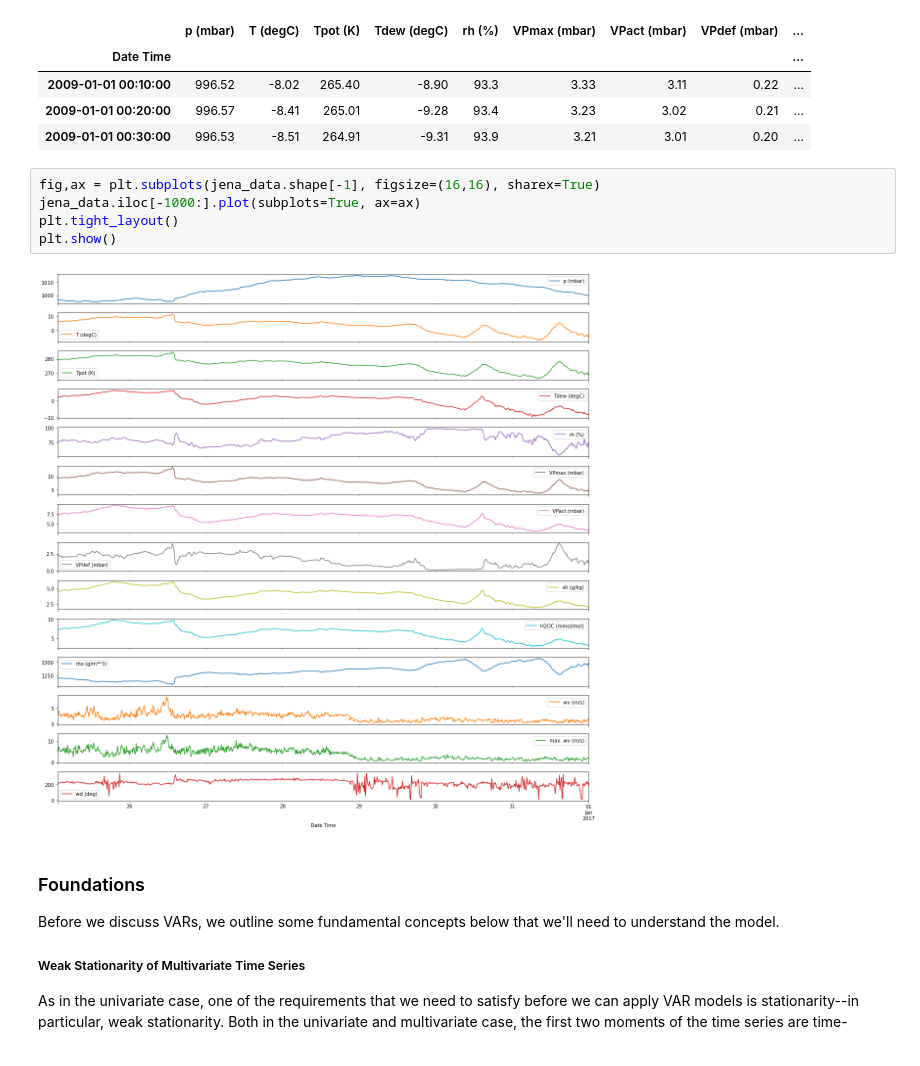
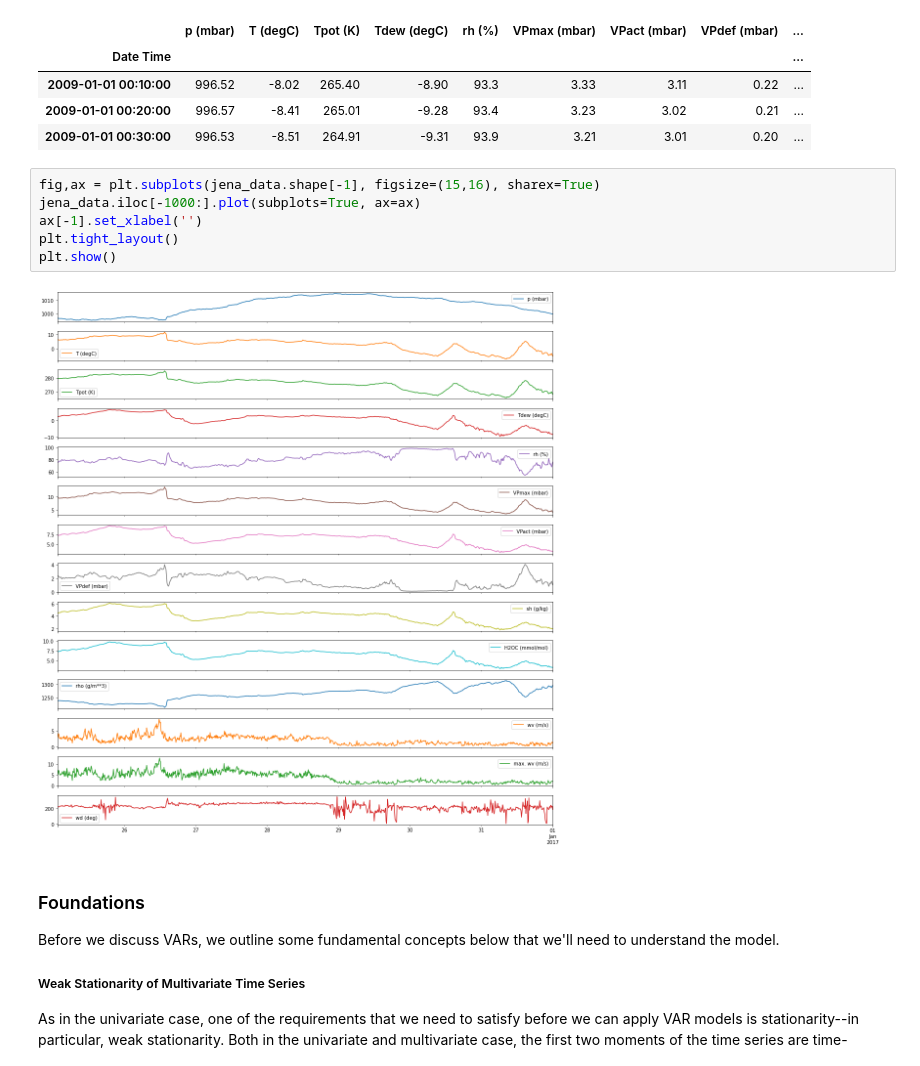
Before and after one commit to phdinds-aim/time_series_handbook, a Jupyter notebook: 03_VectorAutoregressiveModels/03_VectorAutoregressiveMethods.ipynb, the cells around one changed output. Saved outputs shown, nothing was run; the diff lists cells and outputs as text.

```diff
--- a/03_VectorAutoregressiveModels/03_VectorAutoregressiveMethods.ipynb
+++ b/03_VectorAutoregressiveModels/03_VectorAutoregressiveMethods.ipynb
@@ -155,12 +139,13 @@ jena_data.head(3)
 | 2009-01-01 00:20:00 | 996.57 | -8.41 | 265.01 | -9.28 | 93.4 | 3.23 | 3.02 | 0.21 | ... |
 | 2009-01-01 00:30:00 | 996.53 | -8.51 | 264.91 | -9.31 | 93.9 | 3.21 | 3.01 | 0.20 | ... |
 # %%
-fig,ax = plt.subplots(jena_data.shape[-1], figsize=(16,16), sharex=True)
+fig,ax = plt.subplots(jena_data.shape[-1], figsize=(15,16), sharex=True)
 jena_data.iloc[-1000:].plot(subplots=True, ax=ax)
+ax[-1].set_xlabel('')
 plt.tight_layout()
 plt.show()
 # %% [output]
-[figure, old version]
+[figure, new version]
 # %% [markdown]
 ### Foundations
 Before we discuss VARs, we outline some fundamental concepts below that we'll need to understand the model.
```
Also changed, not shown: parts of 82 cells of this notebook, 2 other files.
